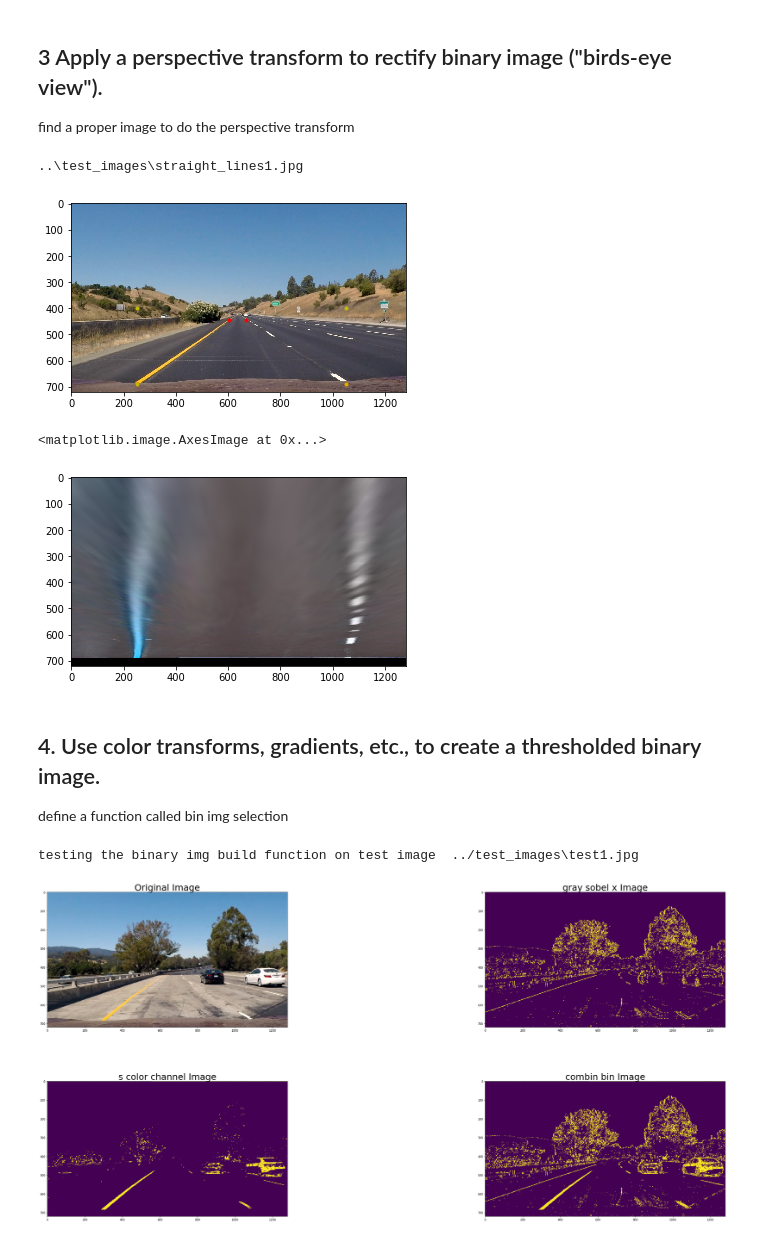
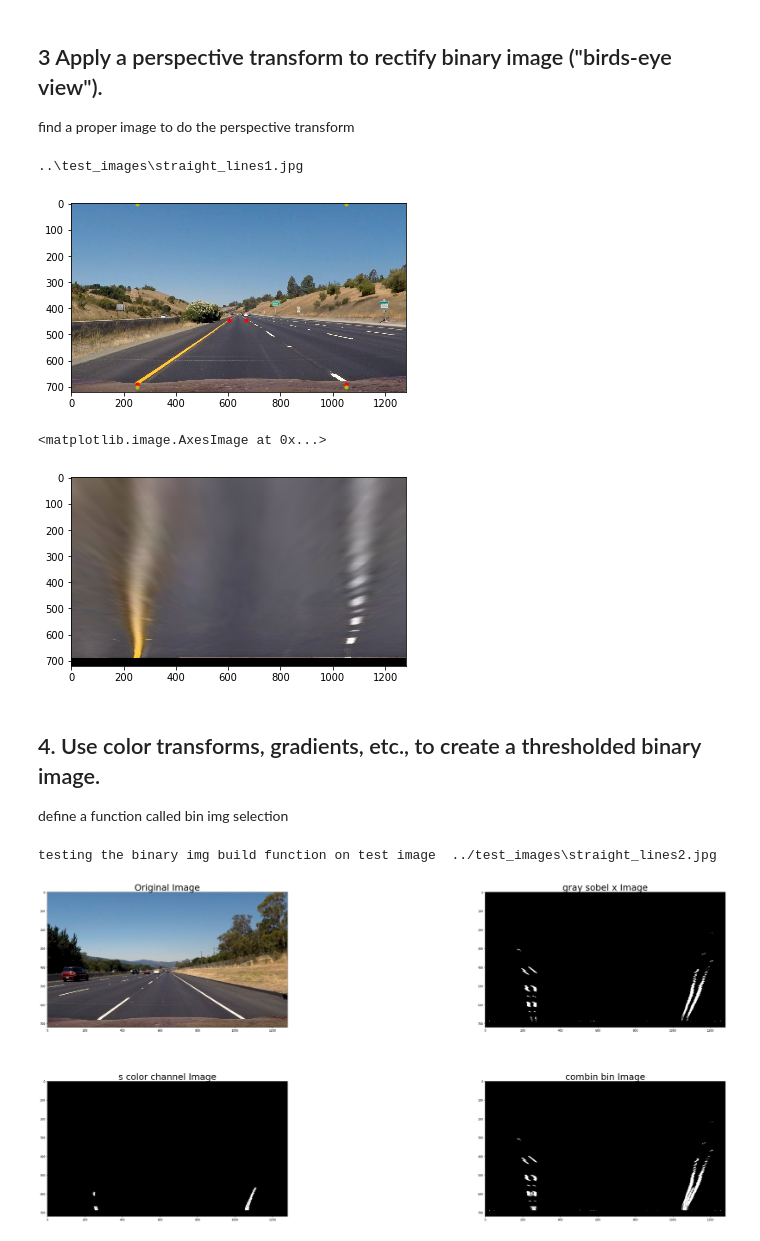
Before and after one commit to easyfly007/autodrive_projects, a Jupyter notebook: proj_advanced_lane_finding/examples/solutions.ipynb, the cells around one changed output. Saved outputs shown, nothing was run; the diff lists cells and outputs as text; code cells hidden in the pictures.

Commit message:
add the perspective and sobar bin imge build function together

```diff
--- a/proj_advanced_lane_finding/examples/solutions.ipynb
+++ b/proj_advanced_lane_finding/examples/solutions.ipynb
@@ -91,7 +91,7 @@ print(pers_img)
 img = cv2.imread(pers_img)
 plt.imshow(cv2.cvtColor(img, cv2.COLOR_BGR2RGB))
 src = np.float32([[605, 444], [670, 444], [1050, 688], [253, 688]])
-dst = np.float32([[253, 400], [1050, 400], [1050, 688], [253, 688]])
+dst = np.float32([[250, 0], [1050, 0], [1050, 700], [250, 700]])
 plt.plot(*src[0], '.', color = 'r')
 plt.plot(*src[1], '.', color = 'r')
 plt.plot(*src[2], '.', color = 'r')
@@ -105,23 +105,23 @@ plt.plot(*dst[3], '.', color = 'y')
 M = cv2.getPerspectiveTransform(trap_points, warp_points)
 # %% [output]
 ..\test_images\straight_lines1.jpg
-[figure, old version]
+[figure, new version]
 # %%
 # do transformation on the test image
 # check the final warped image after perspective transformation
 img_size = img.shape[1], img.shape[0]
 warped = cv2.warpPerspective(img, M, img_size, flags=cv2.INTER_LINEAR)
-plt.imshow(warped)
+plt.imshow(cv2.cvtColor(warped, cv2.COLOR_BGR2RGB))
 # %% [output]
 <matplotlib.image.AxesImage at 0x...>
-[figure, old version]
+[figure, new version]
 # %% [markdown]
 ## 4. Use color transforms, gradients, etc., to create a thresholded binary image.
 define a function called bin img selection
 # %%
 from cv2 import Sobel
 
-def build_binary_img(img, rawtype = 'rgb', orient = 'x', sobeltype = 's', s_thresh = (170, 255), sobel_thresh = (20, 100)):
+def build_binary_img(img, rawtype = 'bgr', orient = 'x', sobeltype = 's', s_thresh = (170, 255), sobel_thresh = (20, 100)):
     if rawtype == 'rgb': # cv2.imread
         gray = cv2.cvtColor(img, cv2.COLOR_RGB2GRAY)
         hls = cv2.cvtColor(img, cv2.COLOR_RGB2HLS)
@@ -161,32 +161,37 @@ def build_binary_img(img, rawtype = 'rgb', orient = 'x', sobeltype = 's', s_thre
     combined_bin = np.zeros_like(gray)
     combined_bin[(color_bin == 1) | (sobel_bin == 1)] = 1
 
-    return sobel_bin, color_bin, combined_bin
+#     sobel_bin = np.dstack(sobel_bin*3) *255
+#     color_bin = np.dstack(color_bin*3) *255
+#     combined_bin = np.dstack(combined_bin*3) *255
+
+    return sobel_bin*255, color_bin*255, combined_bin*255
 # %%
 # test the function build_binary_image()
 images = glob.glob('../test_images/*.jpg')
 testidx = np.random.randint(0, len(images))
 print('testing the binary img build function on test image ', images[testidx])
 
 img = cv2.imread(images[testidx])
+img0 = cv2.warpPerspective(img, M, (img.shape[1], img.shape[0]), flags=cv2.INTER_LINEAR)
 
-img1, img2, img3 = build_binary_img(img, rawtype = 'rgb' )
+img1, img2, img3 = build_binary_img(img0, rawtype = 'rgb' )
 
 f, ax = plt.subplots(2, 2, figsize=(48, 18))
 f.tight_layout()
 ax[0][0].imshow(cv2.cvtColor(img, cv2.COLOR_BGR2RGB))
 ax[0][0].set_title('Original Image', fontsize=32)
 
-ax[0][1].imshow(img1)
+ax[0][1].imshow(img1, cmap = 'gray')
 ax[0][1].set_title('gray sobel x Image', fontsize=32)
 
-ax[1][0].imshow(img2)
+ax[1][0].imshow(img2, cmap = 'gray')
 ax[1][0].set_title('s color channel Image', fontsize=32)
 
-ax[1][1].imshow(img3)
+ax[1][1].imshow(img3, cmap = 'gray')
 ax[1][1].set_title('combin bin Image', fontsize=32)
 
 plt.subplots_adjust(left=0.1, right=1, top=0.9, bottom=0, wspace=None, hspace=0.4)
 # %% [output]
-testing the binary img build function on test image  ../test_images\test1.jpg
+testing the binary img build function on test image  ../test_images\straight_lines2.jpg
-[figure, old version]
+[figure, new version]
```
Also changed, not shown: parts of 7 cells of this notebook.
